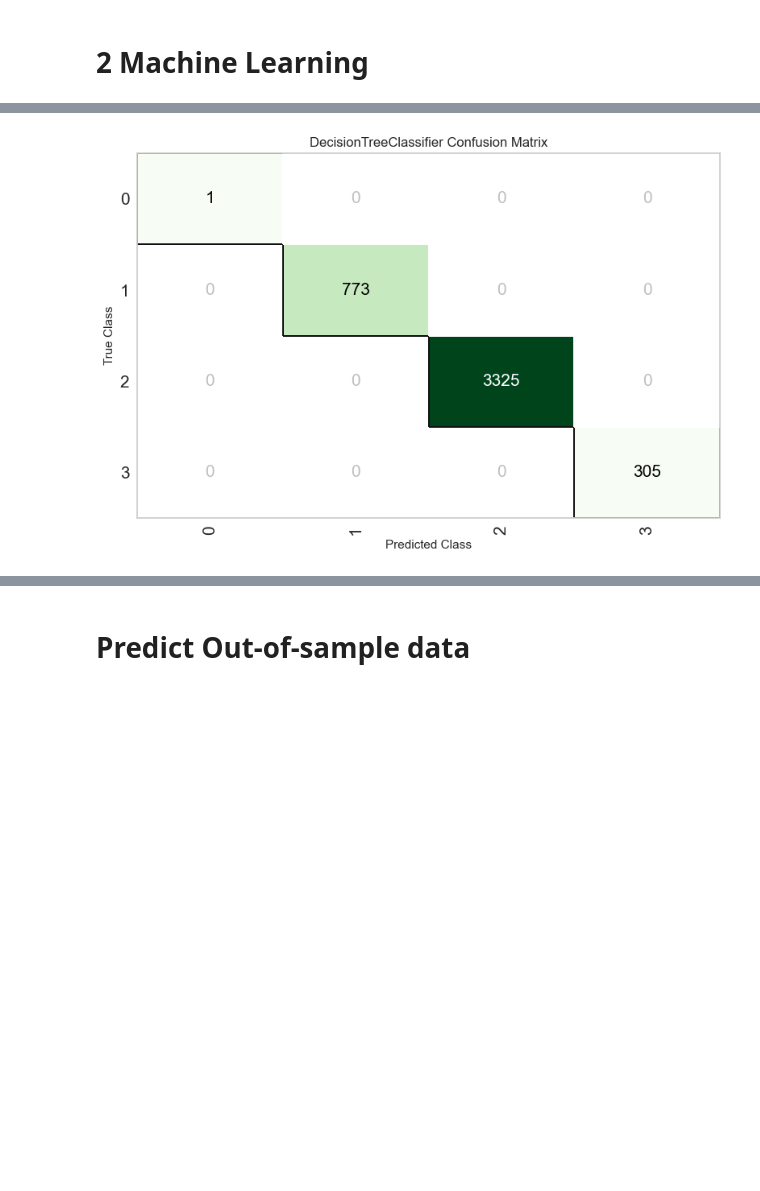
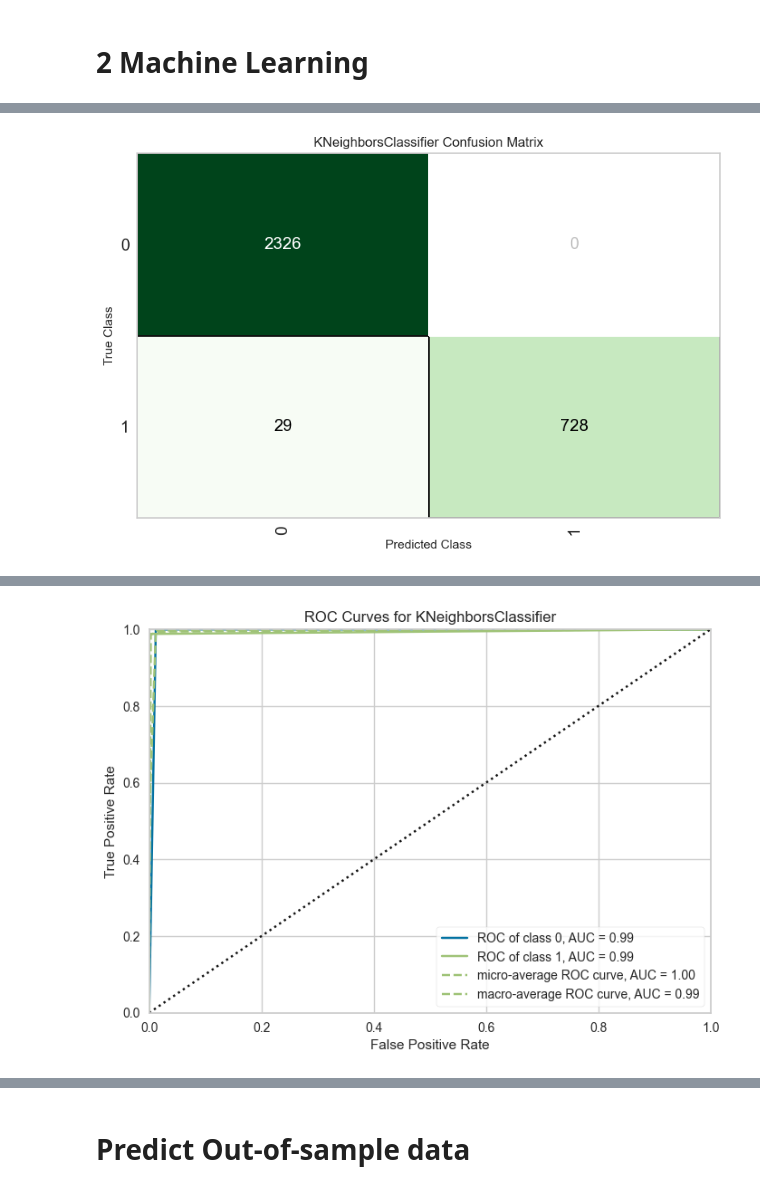
Before and after one commit to izardy/myrapid-backend, a Jupyter notebook: ml/RapidKL_Hackathon_Predict_Label2.ipynb, the cells around one changed output, grey strips where cells are left out. Drawn from its saved outputs; the diff is of its cells as text; code cells hidden in the pictures; blank space fills up the shorter version.

```diff
--- a/ml/RapidKL_Hackathon_Predict_Label2.ipynb
+++ b/ml/RapidKL_Hackathon_Predict_Label2.ipynb
@@ -404 +437,10 @@ best = compare_models()
 [interactive output not drawn]
+# %%
+# Ensemble model
+knn = create_model('knn')
+# train individual models to blend
+dt = create_model('dt', verbose = False)
+rf = create_model('rf', verbose = False)
+et = create_model('et', verbose = False)
+# blend individual models
+blender = blend_models(estimator_list = [dt, rf,et])
@@ -404,0 +480,5 @@ best = compare_models()
+# %%
+tuned_knn = tune_model(knn)
+#tuned_dt = tune_model(dt)
+#tuned_rf = tune_model(rf)
+#tuned_et = tune_model(et)
@@ -405,6 +504,10 @@ best = compare_models()
 # %%
 # plot confusion matrix
-plot_model(best, plot = 'confusion_matrix')
+plot_model(tuned_knn, plot = 'confusion_matrix')
+# plot AUC
+plot_model(tuned_knn, plot = 'auc')
+# plot feature importance
+#plot_model(tuned_knn, plot = 'feature')
 # %% [output]
 [interactive output not drawn]
-[figure, old version]
+[figure, new version]
@@ -410,0 +515 @@ plot_model(best, plot = 'confusion_matrix')
+[figure, added]
```
Also changed, not shown: parts of 36 cells of this notebook.
